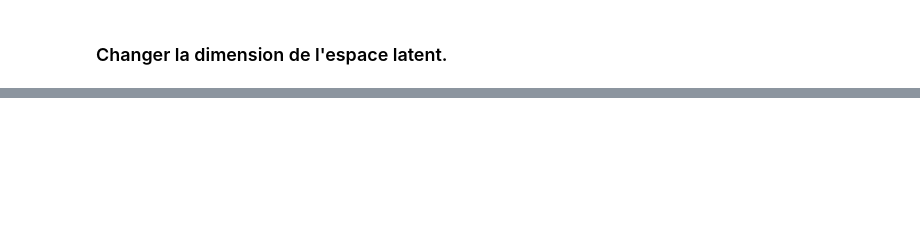
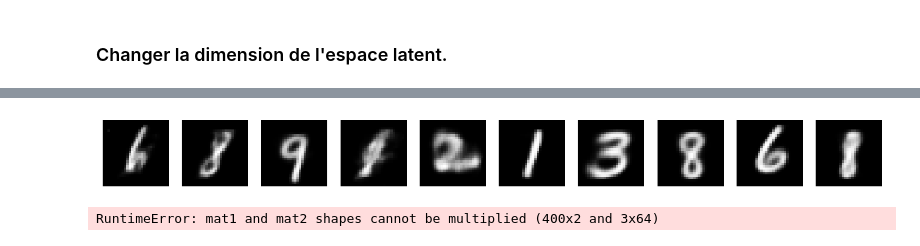
Before and after one commit to raphrb2/Autosupervised-Learning, a Jupyter notebook: TP2_VAE/TP_VAE.ipynb, the cells around one changed output, grey strips where cells are left out. Cells and saved outputs as stored; diff of their text form; code cells hidden in the pictures; blank space fills up the shorter version.

```diff
--- a/TP2_VAE/TP_VAE.ipynb
+++ b/TP2_VAE/TP_VAE.ipynb
@@ -126,0 +328,31 @@ generate_images(vae)
+# %%
+show_generated_images(improvedCustomVAE, latent_dim=3)
+# %% [output]
+[figure, added]
+# %%
+# Display a 2D manifold of the digits
+import numpy as np
+from scipy.stats import norm
+n = 20  # figure with 20x20 digits
+digit_size = 28
+
+u_grid = np.dstack(np.meshgrid(np.linspace(0.05, 0.95, n), np.linspace(0.05, 0.95, n)))
+z_grid = norm.ppf(u_grid)
+z_grid = torch.tensor(z_grid, dtype=torch.float32).view(-1, 2).to(device)
+x_decoded = improvedCustomVAE.decode(z_grid).cpu().detach().numpy()
+
+# Display a 2D manifold of the digits
+import matplotlib.pyplot as plt
+from matplotlib import cm
+figsize = 15
+figure = np.zeros((digit_size * n, digit_size * n))
+for i in range(n):
+    for j in range(n):
+        digit = x_decoded[i * n + j].reshape(digit_size, digit_size)
+        figure[i * digit_size: (i + 1) * digit_size,
+        j * digit_size: (j + 1) * digit_size] = digit
+plt.figure(figsize=(figsize, figsize))
+plt.imshow(figure)
+plt.show()
+# %% [output]
+RuntimeError: mat1 and mat2 shapes cannot be multiplied (400x2 and 3x64)
```
Also changed, not shown: parts of 10 cells of this notebook.
